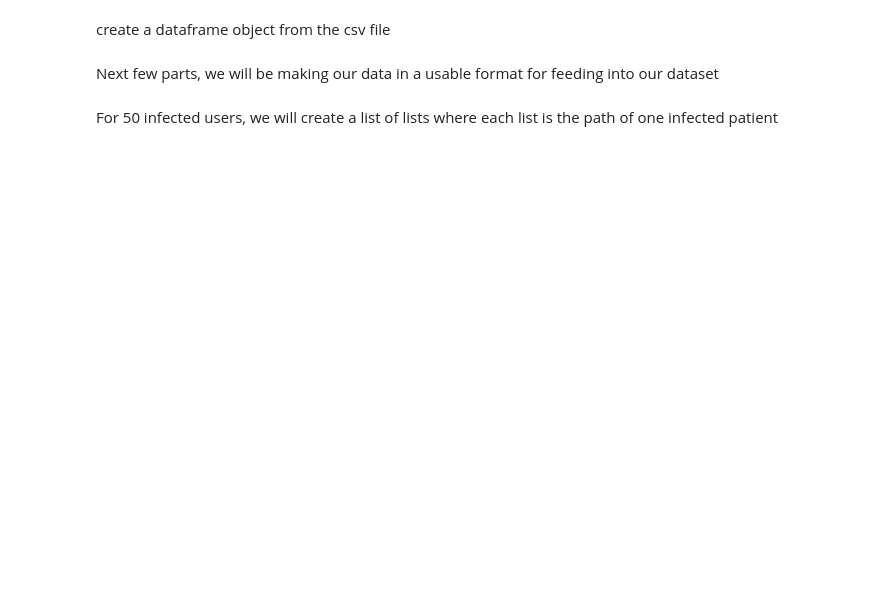
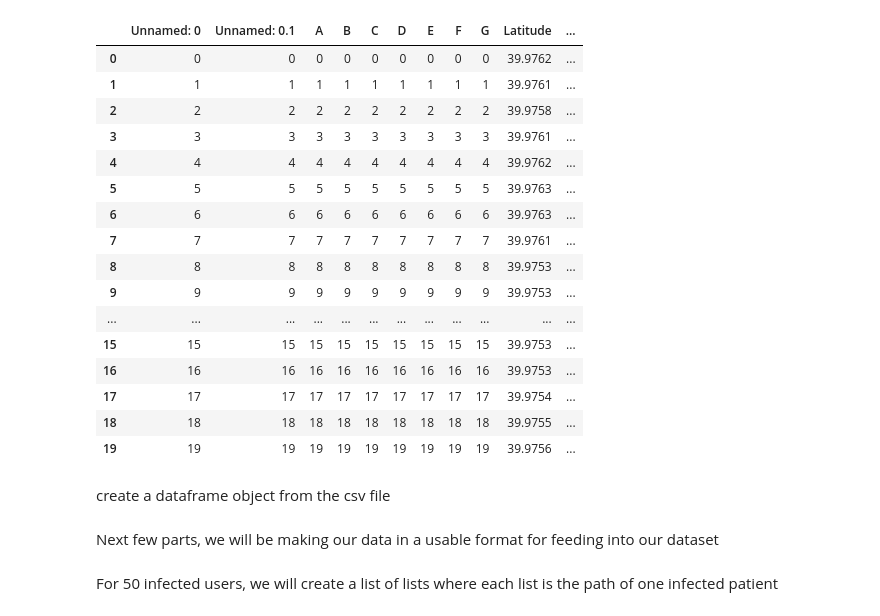
Before and after one commit to snpushpi/Covid19_Contact_tracing_repo_beta, a Jupyter notebook: Final_No_Fake_path_contact_tracing_different_hash.ipynb, the cells around one changed output. Cells and saved outputs as stored; diff of their text form; code cells hidden in the pictures; blank space fills up the shorter version.

```diff
--- a/Final_No_Fake_path_contact_tracing_different_hash.ipynb
+++ b/Final_No_Fake_path_contact_tracing_different_hash.ipynb
@@ -12,3 +12,6 @@ from collections import Counter
 # %%
 import pandas as pd
 import os
+# %%
+from google.colab import files
+uploaded = files.upload()
@@ -15,2 +23,24 @@ import os
+# %%
+new_dataframe= pd.read_csv(io.BytesIO(uploaded['Modified_Final_Dataset1.csv']))
+# %%
+new_dataframe[:20]
+# %% [output]
+|  | Unnamed: 0 | Unnamed: 0.1 | A | B | C | D | E | F | G | Latitude | ... |
+| 0 | 0 | 0 | 0 | 0 | 0 | 0 | 0 | 0 | 0 | 39.9762 | ... |
+| 1 | 1 | 1 | 1 | 1 | 1 | 1 | 1 | 1 | 1 | 39.9761 | ... |
+| 2 | 2 | 2 | 2 | 2 | 2 | 2 | 2 | 2 | 2 | 39.9758 | ... |
+| 3 | 3 | 3 | 3 | 3 | 3 | 3 | 3 | 3 | 3 | 39.9761 | ... |
+| 4 | 4 | 4 | 4 | 4 | 4 | 4 | 4 | 4 | 4 | 39.9762 | ... |
+| 5 | 5 | 5 | 5 | 5 | 5 | 5 | 5 | 5 | 5 | 39.9763 | ... |
+| 6 | 6 | 6 | 6 | 6 | 6 | 6 | 6 | 6 | 6 | 39.9763 | ... |
+| 7 | 7 | 7 | 7 | 7 | 7 | 7 | 7 | 7 | 7 | 39.9761 | ... |
+| 8 | 8 | 8 | 8 | 8 | 8 | 8 | 8 | 8 | 8 | 39.9753 | ... |
+| 9 | 9 | 9 | 9 | 9 | 9 | 9 | 9 | 9 | 9 | 39.9753 | ... |
+| ... | ... | ... | ... | ... | ... | ... | ... | ... | ... | ... | ... |
+| 15 | 15 | 15 | 15 | 15 | 15 | 15 | 15 | 15 | 15 | 39.9753 | ... |
+| 16 | 16 | 16 | 16 | 16 | 16 | 16 | 16 | 16 | 16 | 39.9753 | ... |
+| 17 | 17 | 17 | 17 | 17 | 17 | 17 | 17 | 17 | 17 | 39.9754 | ... |
+| 18 | 18 | 18 | 18 | 18 | 18 | 18 | 18 | 18 | 18 | 39.9755 | ... |
+| 19 | 19 | 19 | 19 | 19 | 19 | 19 | 19 | 19 | 19 | 39.9756 | ... |
 # %% [markdown]
 create a dataframe object from the csv file
```
Also changed, not shown: parts of 13 cells of this notebook.
